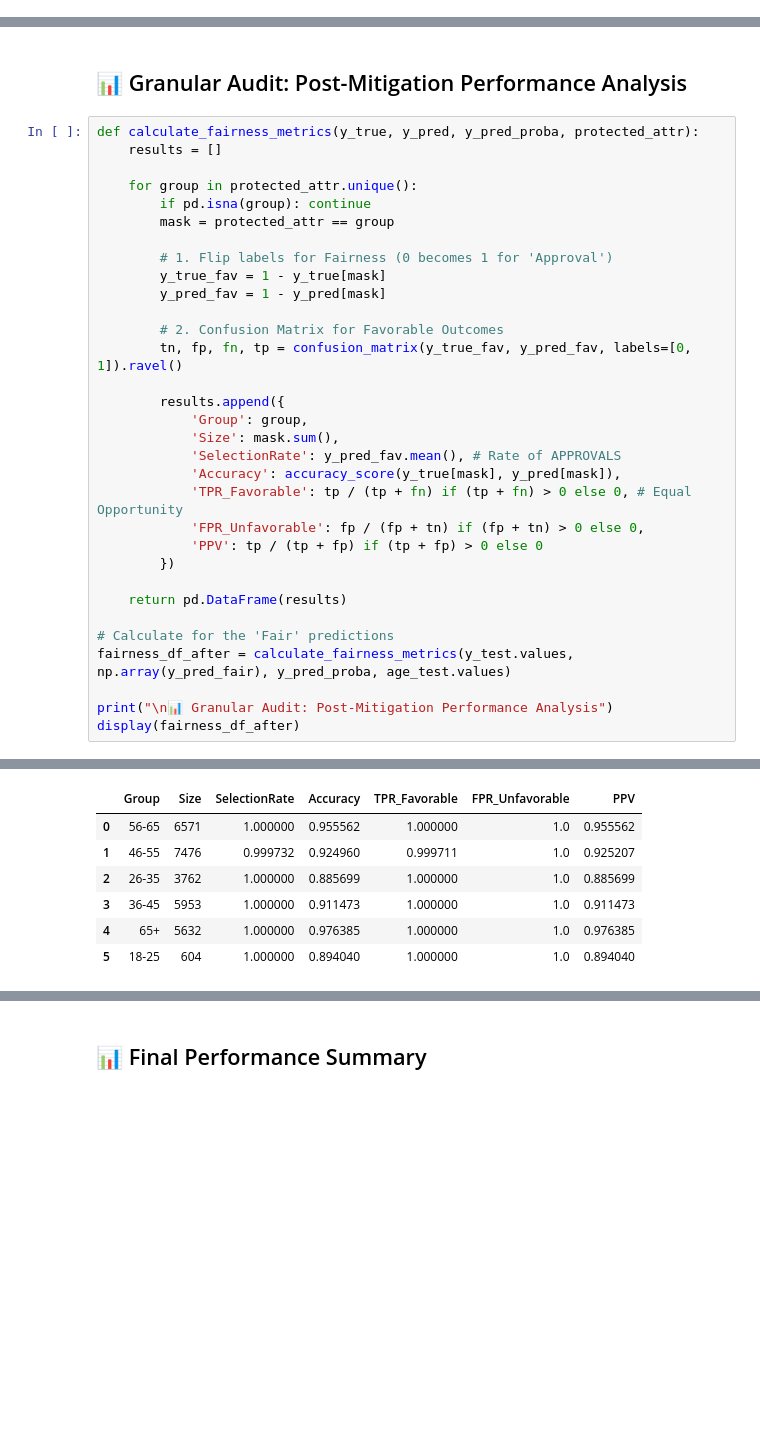
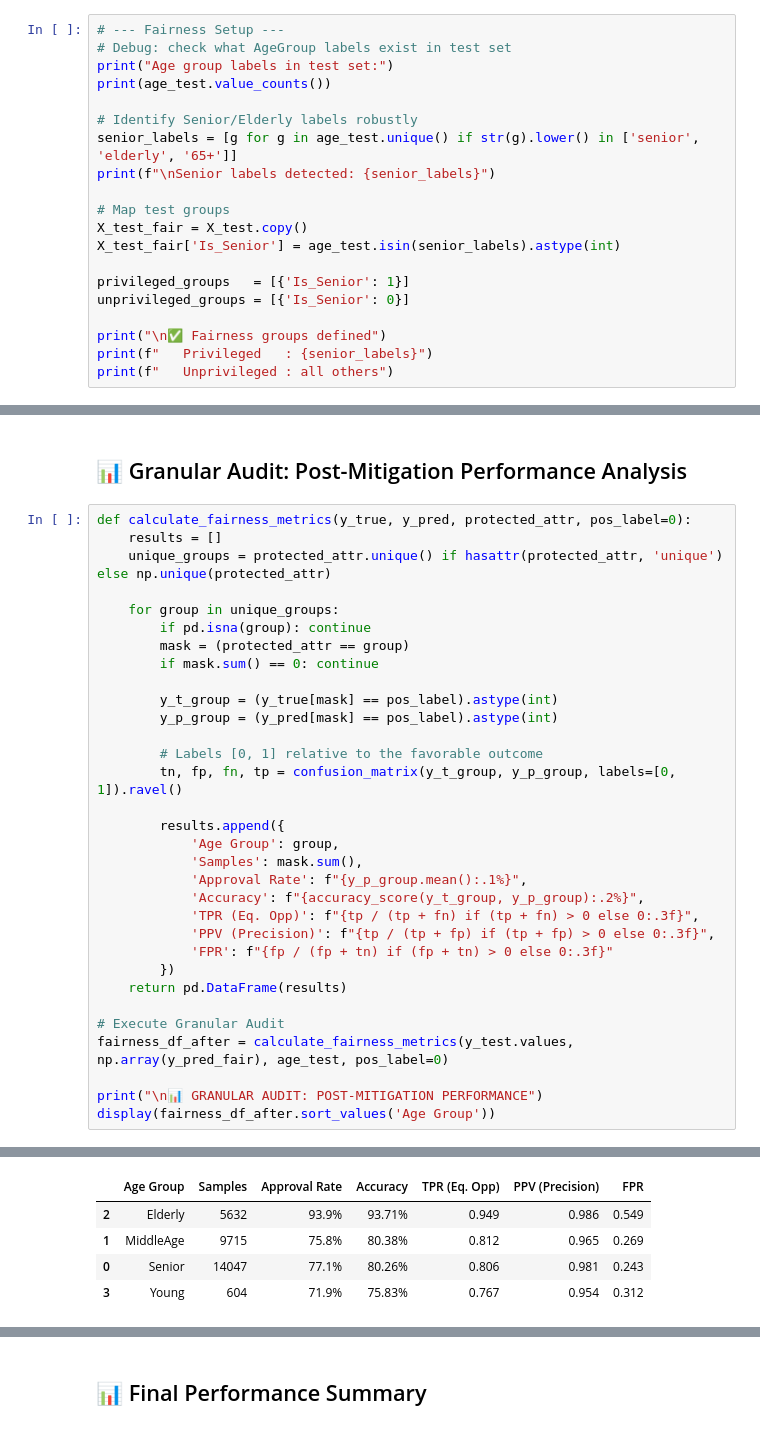
Before and after one commit to CodeWithSrish/credit-risk-intelligence-engine, a Jupyter notebook: credit_risk_intelligence_engine.ipynb, the cells around one changed output, grey strips where cells are left out. Cells and saved outputs as stored; diff of their text form; blank space fills up the shorter version.

```diff
--- a/credit_risk_intelligence_engine.ipynb
+++ b/credit_risk_intelligence_engine.ipynb
@@ -1180,0 +1060,20 @@ By implementing **Differential Thresholding** (0.9916 for 65+ vs. 0.9884 for oth
+# %%
+# --- Fairness Setup ---
+# Debug: check what AgeGroup labels exist in test set
+print("Age group labels in test set:")
+print(age_test.value_counts())
+
+# Identify Senior/Elderly labels robustly
+senior_labels = [g for g in age_test.unique() if str(g).lower() in ['senior', 'elderly', '65+']]
+print(f"\nSenior labels detected: {senior_labels}")
+
+# Map test groups
+X_test_fair = X_test.copy()
+X_test_fair['Is_Senior'] = age_test.isin(senior_labels).astype(int)
+
+privileged_groups   = [{'Is_Senior': 1}]
+unprivileged_groups = [{'Is_Senior': 0}]
+
+print("\n✅ Fairness groups defined")
+print(f"   Privileged   : {senior_labels}")
+print(f"   Unprivileged : all others")
@@ -1181,35 +1292,35 @@ By implementing **Differential Thresholding** (0.9916 for 65+ vs. 0.9884 for oth
 # %% [markdown]
 ## 📊 Granular Audit: Post-Mitigation Performance Analysis
 # %%
-def calculate_fairness_metrics(y_true, y_pred, y_pred_proba, protected_attr):
+def calculate_fairness_metrics(y_true, y_pred, protected_attr, pos_label=0):
     results = []
+    unique_groups = protected_attr.unique() if hasattr(protected_attr, 'unique') else np.unique(protected_attr)
 
-    for group in protected_attr.unique():
+    for group in unique_groups:
         if pd.isna(group): continue
-        mask = protected_attr == group
+        mask = (protected_attr == group)
+        if mask.sum() == 0: continue
 
-        # 1. Flip labels for Fairness (0 becomes 1 for 'Approval')
-        y_true_fav = 1 - y_true[mask]
-        y_pred_fav = 1 - y_pred[mask]
+        y_t_group = (y_true[mask] == pos_label).astype(int)
+        y_p_group = (y_pred[mask] == pos_label).astype(int)
 
-        # 2. Confusion Matrix for Favorable Outcomes
-        tn, fp, fn, tp = confusion_matrix(y_true_fav, y_pred_fav, labels=[0, 1]).ravel()
+        # Labels [0, 1] relative to the favorable outcome
+        tn, fp, fn, tp = confusion_matrix(y_t_group, y_p_group, labels=[0, 1]).ravel()
 
         results.append({
-            'Group': group,
-            'Size': mask.sum(),
-            'SelectionRate': y_pred_fav.mean(), # Rate of APPROVALS
-            'Accuracy': accuracy_score(y_true[mask], y_pred[mask]),
-            'TPR_Favorable': tp / (tp + fn) if (tp + fn) > 0 else 0, # Equal Opportunity
-            'FPR_Unfavorable': fp / (fp + tn) if (fp + tn) > 0 else 0,
-            'PPV': tp / (tp + fp) if (tp + fp) > 0 else 0
+            'Age Group': group,
+            'Samples': mask.sum(),
+            'Approval Rate': f"{y_p_group.mean():.1%}",
+            'Accuracy': f"{accuracy_score(y_t_group, y_p_group):.2%}",
+            'TPR (Eq. Opp)': f"{tp / (tp + fn) if (tp + fn) > 0 else 0:.3f}",
+            'PPV (Precision)': f"{tp / (tp + fp) if (tp + fp) > 0 else 0:.3f}",
+            'FPR': f"{fp / (fp + tn) if (fp + tn) > 0 else 0:.3f}"
         })
-
     return pd.DataFrame(results)
 
-# Calculate for the 'Fair' predictions
-fairness_df_after = calculate_fairness_metrics(y_test.values, np.array(y_pred_fair), y_pred_proba, age_test.values)
+# Execute Granular Audit
+fairness_df_after = calculate_fairness_metrics(y_test.values, np.array(y_pred_fair), age_test, pos_label=0)
 
-print("\n📊 Granular Audit: Post-Mitigation Performance Analysis")
-display(fairness_df_after)
+print("\n📊 GRANULAR AUDIT: POST-MITIGATION PERFORMANCE")
+display(fairness_df_after.sort_values('Age Group'))
 # %% [output]
@@ -1217,7 +1328,5 @@ display(fairness_df_after)
-|  | Group | Size | SelectionRate | Accuracy | TPR_Favorable | FPR_Unfavorable | PPV |
-| 0 | 56-65 | 6571 | 1.000000 | 0.955562 | 1.000000 | 1.0 | 0.955562 |
-| 1 | 46-55 | 7476 | 0.999732 | 0.924960 | 0.999711 | 1.0 | 0.925207 |
-| 2 | 26-35 | 3762 | 1.000000 | 0.885699 | 1.000000 | 1.0 | 0.885699 |
-| 3 | 36-45 | 5953 | 1.000000 | 0.911473 | 1.000000 | 1.0 | 0.911473 |
-| 4 | 65+ | 5632 | 1.000000 | 0.976385 | 1.000000 | 1.0 | 0.976385 |
-| 5 | 18-25 | 604 | 1.000000 | 0.894040 | 1.000000 | 1.0 | 0.894040 |
+|  | Age Group | Samples | Approval Rate | Accuracy | TPR (Eq. Opp) | PPV (Precision) | FPR |
+| 2 | Elderly | 5632 | 93.9% | 93.71% | 0.949 | 0.986 | 0.549 |
+| 1 | MiddleAge | 9715 | 75.8% | 80.38% | 0.812 | 0.965 | 0.269 |
+| 0 | Senior | 14047 | 77.1% | 80.26% | 0.806 | 0.981 | 0.243 |
+| 3 | Young | 604 | 71.9% | 75.83% | 0.767 | 0.954 | 0.312 |
```
Also changed, not shown: parts of 78 cells of this notebook.
